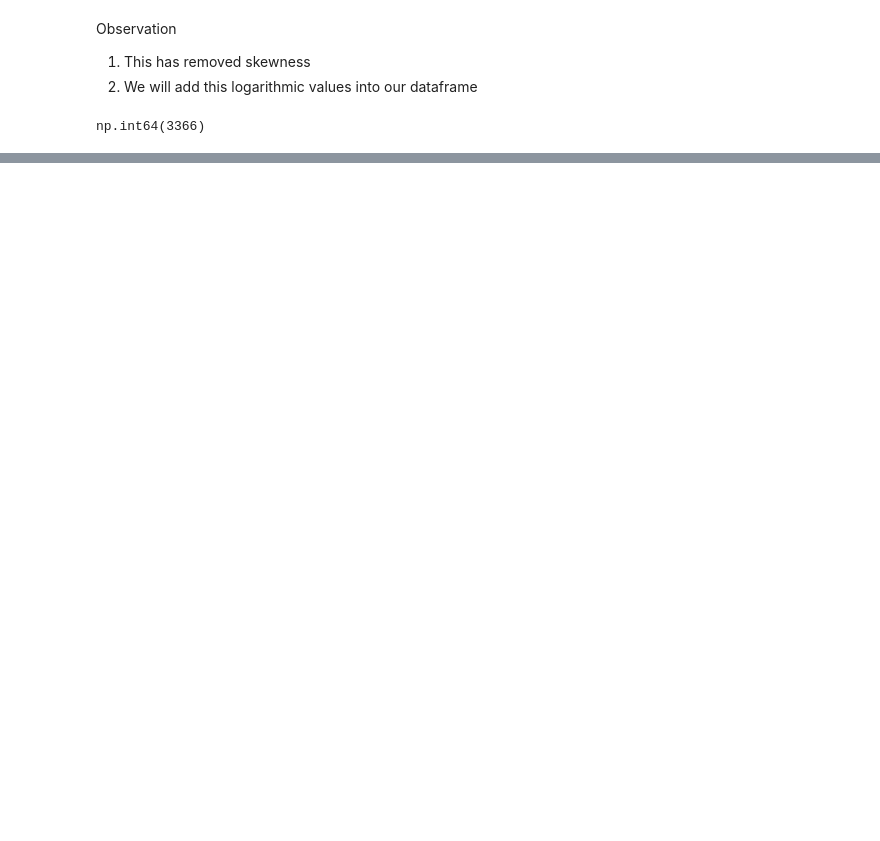
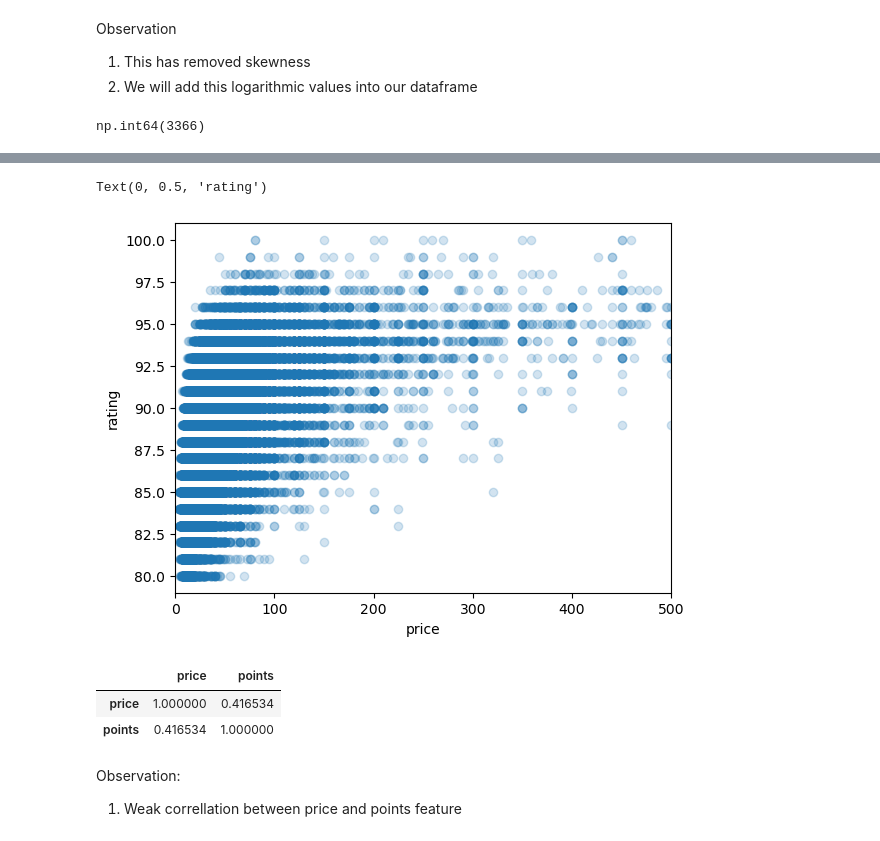
Before and after one commit to eulphean/Wine-Recommendation-App, a Jupyter notebook: notebooks/myfirstnotebook.ipynb, the cells around one changed output, grey strips where cells are left out. Cells and saved outputs as stored; diff of their text form; code cells hidden in the pictures; blank space fills up the shorter version.

```diff
--- a/notebooks/myfirstnotebook.ipynb
+++ b/notebooks/myfirstnotebook.ipynb
@@ -154,0 +206,24 @@ np.int64(3366)
+# %%
+# A scatter plot is simply a plot between two features. It's used to find a relationship between the two.
+# Here, we create a scatter plot between price and points. A scatter plot can only be used with "numerical" values
+# because we need two numerical points to plot them on a graph.
+plt.scatter(df['price'], df['points'], alpha = 0.2)
+plt.xlim(0, 500)
+plt.xlabel("price")
+plt.ylabel("rating")
+# %% [output]
+Text(0, 0.5, 'rating')
+[figure, added]
+# %%
+# Are price and points related to each other?
+# The result is between 0-1. Closer to 1 means they are related to each other
+# Closer to 0 means they are not related to each other.
+# This tells us there is a relationship, but we don't know what it is.
+df[['price', 'points']].corr()
+# %% [output]
+|  | price | points |
+| price | 1.000000 | 0.416534 |
+| points | 0.416534 | 1.000000 |
+# %% [markdown]
+Observation:
+1. Weak correllation between price and points feature
```
Also changed, not shown: parts of 18 cells of this notebook, 1 other file.
